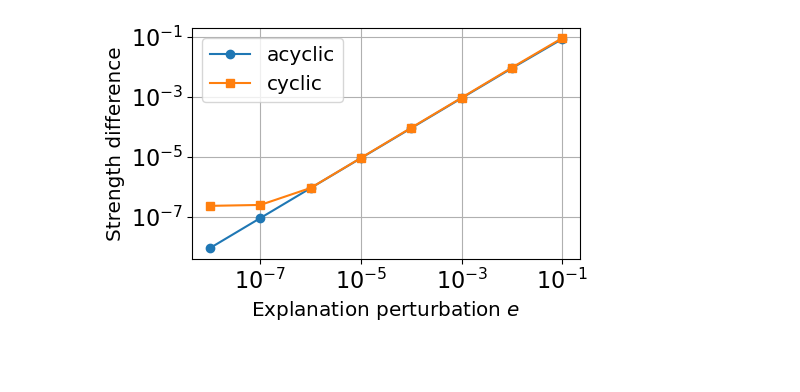
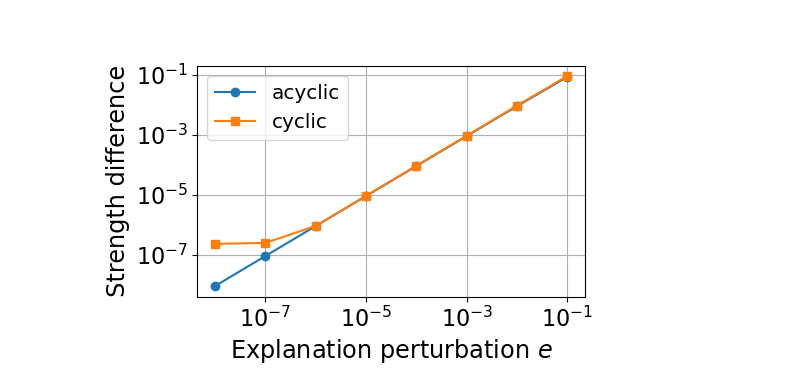
Before and after one commit to XiangYin2021/CE-QArg, a Jupyter notebook: CFX_plot_result.ipynb, the cells around one changed output. Cells and saved outputs as stored; diff of their text form; code cells hidden in the pictures; blank space fills up the shorter version.

```diff
--- a/CFX_plot_result.ipynb
+++ b/CFX_plot_result.ipynb
@@ -101,33 +114,33 @@ import numpy as np
 # data
 x = [1.00E-08, 1.00E-07, 1.00E-06, 1.00E-05, 1.00E-04, 1.00E-03, 1.00E-02, 1.00E-01]
 y1 = [9.07E-09, 9.07E-08, 9.07E-07, 9.07E-06, 9.07E-05, 0.000906886, 0.009019968, 0.08528901]
 y2 = [2.31E-07, 2.48E-07, 9.16E-07, 9.22E-06, 9.35E-05, 0.000935766, 0.009460482, 0.091257433]
 
 # create figure
 plt.figure(figsize=(5,3))
 
 plt.plot(x, y1, label='acyclic', marker='o')
 plt.plot(x, y2, label='cyclic', marker='s')
 
 # add labels
 
 # plt.title('Robustness test of perturbing explanations', fontsize='xx-large')
-plt.xlabel('Explanation perturbation ${e}$', fontsize='x-large')
-plt.ylabel('Strength difference', fontsize='x-large')
+plt.xlabel('Explanation perturbation ${e}$', fontsize='xx-large')
+plt.ylabel('     Strength difference     ', fontsize='xx-large')
 
 # add grid
 plt.grid(True)
 
 
 # add legends
 plt.legend(fontsize='x-large')
 
 # Convert the x-axis and y-axis to logarithmic
 plt.xscale('log')
 plt.yscale('log')
 plt.tick_params(axis='both', which='major', labelsize=16)
 
 # show
 plt.show()
 # %% [output]
-[figure, old version]
+[figure, new version]
```
Also changed, not shown: parts of 3 cells of this notebook, 9 other files.
